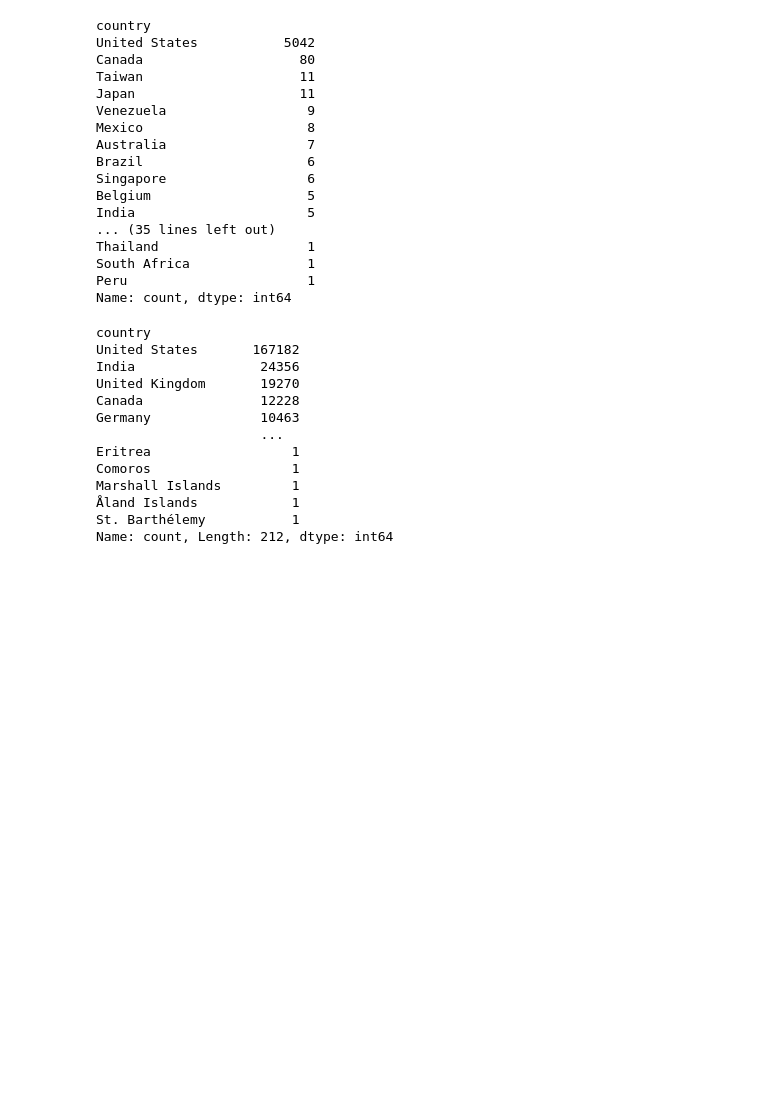
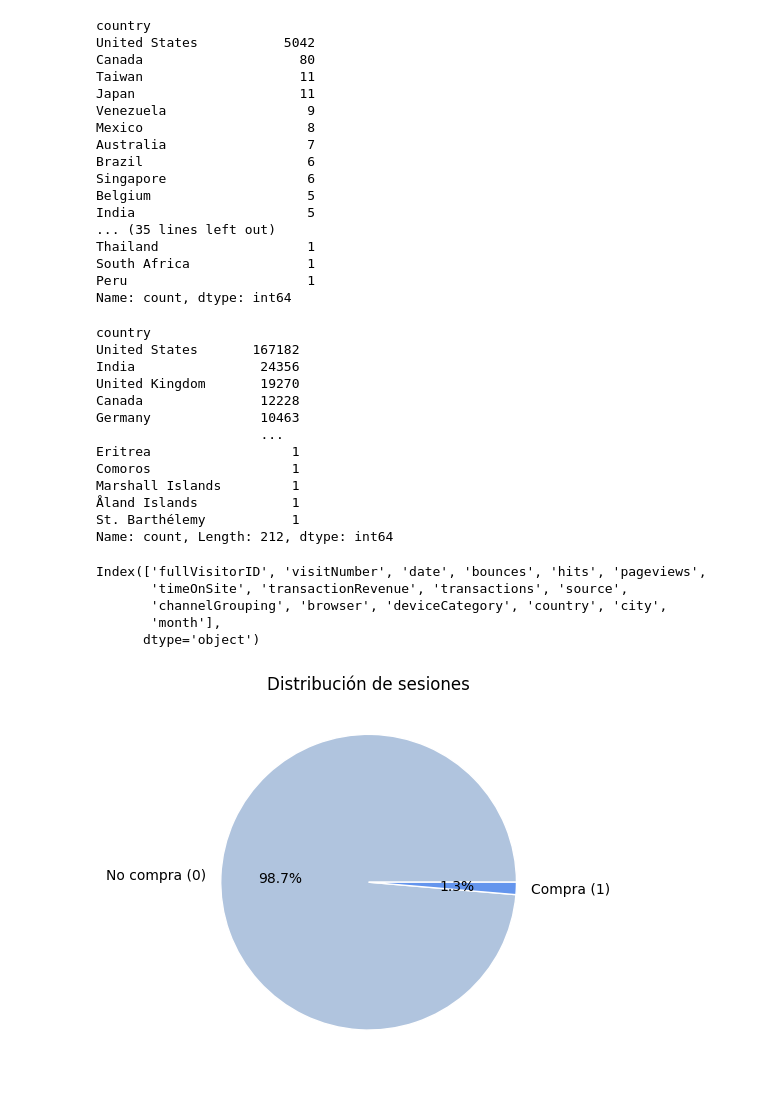
Before and after one commit to DavidGuzzi/Python-Projects, a Jupyter notebook: monks.ipynb, the cells around one changed output. Cells and saved outputs as stored; diff of their text form; code cells hidden in the pictures; blank space fills up the shorter version.

```diff
--- a/monks.ipynb
+++ b/monks.ipynb
@@ -555,3 +555,17 @@ Marshall Islands         1
 Åland Islands            1
 St. Barthélemy           1
 Name: count, Length: 212, dtype: int64
+# %%
+df.columns
+# %% [output]
+Index(['fullVisitorID', 'visitNumber', 'date', 'bounces', 'hits', 'pageviews',
+       'timeOnSite', 'transactionRevenue', 'transactions', 'source',
+       'channelGrouping', 'browser', 'deviceCategory', 'country', 'city',
+       'month'],
+      dtype='object')
+# %%
+df['target'] = np.where(df['transactions']>0, 1, 0)
+# %%
+df['target'].value_counts(normalize=True).plot.pie(labels=['No compra (0)', 'Compra (1)'], autopct='%.1f%%', colors = ['lightsteelblue', 'cornflowerblue'], wedgeprops={'edgecolor': 'white'}, ylabel='', title='Distribución de sesiones');
+# %% [output]
+[figure, added]
```
Also changed, not shown: parts of 2 cells of this notebook.
